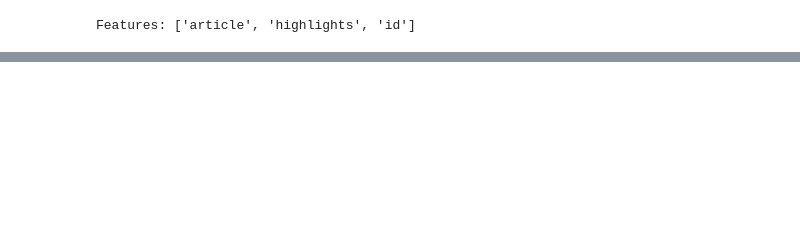
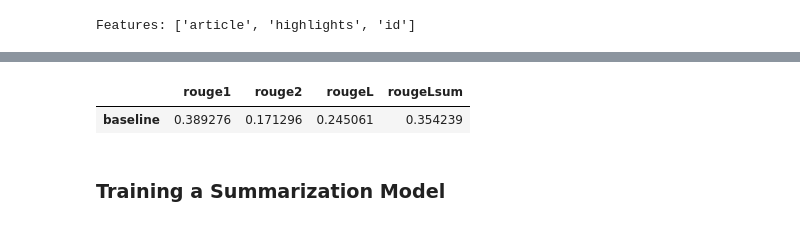
Before and after one commit to joakor89/NLP_with_transformers, a Jupyter notebook: chap_06/summarization.ipynb, the cells around one changed output, grey strips where cells are left out. Cells and saved outputs as stored; diff of their text form; code cells hidden in the pictures; blank space fills up the shorter version.

Commit message:
summarization

```diff
--- a/chap_06/summarization.ipynb
+++ b/chap_06/summarization.ipynb
@@ -71,0 +290,6 @@ Features: ['article', 'highlights', 'id']
+# %%
+dataset = load_dataset("cnn_dailymail", "3.0.0")
+
+rouge_metric = evaluate.load("rouge", cache_dir=None)
+
+rouge_names = ["rouge1", "rouge2", "rougeL", "rougeLsum"]
@@ -71,0 +308,35 @@ Features: ['article', 'highlights', 'id']
+# %%
+# def evaluate_summaries_baseline(dataset, metric,
+#                                 column_text="article",
+#                                 column_summary="highlights"):
+#     summaries = [three_sentence_summary(text) for text in dataset[column_text]]
+#     metric.add_batch(predictions=summaries,
+#                      references=dataset[column_summary])
+#     score = metric.compute()
+#     return score
+
+def evaluate_summaries_baseline(dataset,
+                                metric,
+                                column_text="article",
+                                column_summary="highlights"):
+    summaries = [three_sentence_summary(text) for text in dataset[column_text]]
+    metric.add_batch(predictions=summaries, references=dataset[column_summary])
+    score = metric.compute()
+    return score
+# %%
+# test_sampled = dataset["test"].shuffle(seed=42).select(range(1000))
+
+# score = evaluate_summaries_baseline(test_sampled, rouge_metric)
+# rouge_dict = dict((rn, score[rn].mid.fmeasure) for rn in rouge_names)
+# pd.DataFrame.from_dict(rouge_dict, orient="index", columns=["baseline"]).T
+
+
+test_sampled = dataset["test"].shuffle(seed=42).select(range(1000))
+score = evaluate_summaries_baseline(test_sampled, rouge_metric)
+
+# Creating a dictionary from scores without using '.mid.fmeasure'
+rouge_dict = {rn: score[rn] for rn in rouge_names}
+pd.DataFrame.from_dict(rouge_dict, orient="index", columns=["baseline"]).T
+# %% [output]
+|  | rouge1 | rouge2 | rougeL | rougeLsum |
+| baseline | 0.389276 | 0.171296 | 0.245061 | 0.354239 |
@@ -71,0 +387,2 @@ Features: ['article', 'highlights', 'id']
+# %% [markdown]
+### Training a Summarization Model
```
Also changed, not shown: parts of 59 cells of this notebook.
